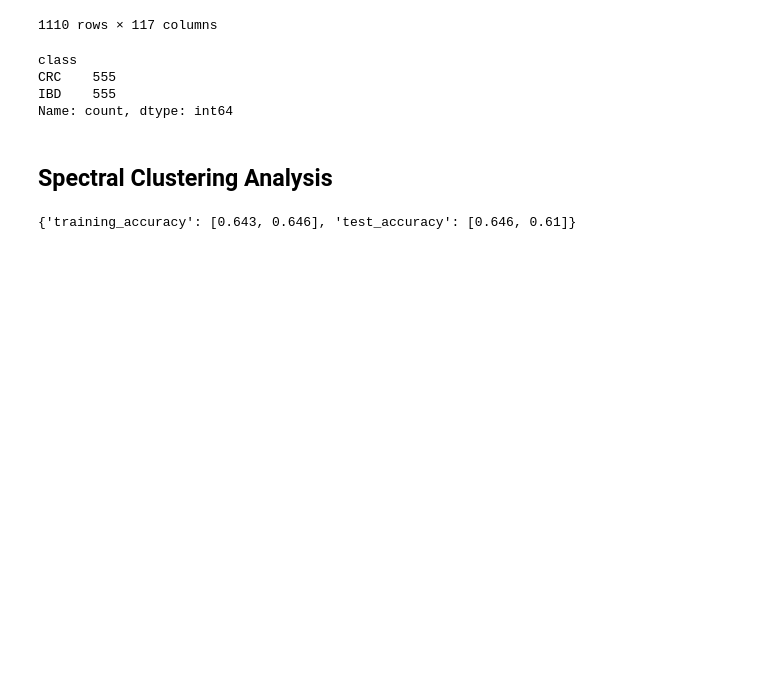
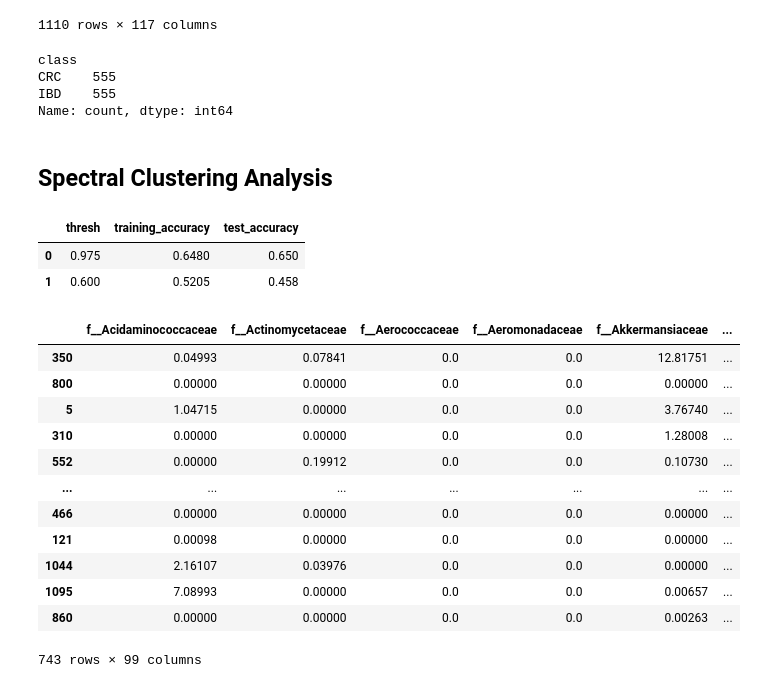
Before and after one commit to Francesco-Canonaco/geometry_processing_and_machine_learning_for_geometric_data_assignment, a Jupyter notebook: project_francesco_canonaco.ipynb, the cells around one changed output. Saved outputs shown, nothing was run; the diff lists cells and outputs as text; code cells hidden in the pictures; blank space fills up the shorter version.

Commit message:
finalized iterated hold-out and gridsearch functions

```diff
--- a/project_francesco_canonaco.ipynb
+++ b/project_francesco_canonaco.ipynb
@@ -131,8 +170,49 @@ def threshold_grid_search():
-# %%
-iterated_hold_out_clustering(X,y,2,0.957)
-# %% [output]
-{'training_accuracy': [0.643, 0.646], 'test_accuracy': [0.646, 0.61]}
+# %%
+pd.DataFrame(grid_search_threshold(X,y,[0.975,0.6],2))
+# %% [output]
+|  | thresh | training_accuracy | test_accuracy |
+| 0 | 0.975 | 0.6480 | 0.650 |
+| 1 | 0.600 | 0.5205 | 0.458 |
+# %%
+'''i=10
+thresh=0.975
+results={'training_accuracy':[], 'test_accuracy':[]}
+X_train, X_test, y_train, y_test = train_test_split(X, y, test_size=0.33, random_state=i)
+X_train_graph=get_distance_matrix(X_train)
+X_train_graph[X_train_graph>=thresh]=1
+X_train_graph_similarity=1-X_train_graph
+clusterer = SpectralClustering(n_clusters=2, random_state=i, affinity="precomputed", n_jobs=-1)
+# distance matrix is computed using braycurtis distance!
+cluster_labels = clusterer.fit_predict(X_train_graph_similarity)
+accuracy_training,result_classes_per_cluster=get_accuracy(cluster_labels,y_train)
+results['training_accuracy'].append(accuracy_training)
+# doing the same procedure on X_test
+X_test_graph=get_test_set_distances(X_test,X_train) #use get_test_set_distances
+#use the threshold
+X_test_graph[X_test_graph>=thresh]=1
+#convert distance to similarity
+X_test_graph_similarity=1-X_test_graph
+#get test accuracy
+test_accuracy=get_accuracy_test(X_train_graph_similarity, X_test_graph_similarity, cluster_labels, y_test, result_classes_per_cluster)
+results['test_accuracy'].append(test_accuracy)
+'''
 # %%
 # TODO produce all the charts to show how the performance vary with different values
 # %%
 # Use the best parameters to test the final clustering
+# %%
+X_train
+# %% [output]
+|  | f__Acidaminococcaceae | f__Actinomycetaceae | f__Aerococcaceae | f__Aeromonadaceae | f__Akkermansiaceae | ... |
+| 350 | 0.04993 | 0.07841 | 0.0 | 0.0 | 12.81751 | ... |
+| 800 | 0.00000 | 0.00000 | 0.0 | 0.0 | 0.00000 | ... |
+| 5 | 1.04715 | 0.00000 | 0.0 | 0.0 | 3.76740 | ... |
+| 310 | 0.00000 | 0.00000 | 0.0 | 0.0 | 1.28008 | ... |
+| 552 | 0.00000 | 0.19912 | 0.0 | 0.0 | 0.10730 | ... |
+| ... | ... | ... | ... | ... | ... | ... |
+| 466 | 0.00000 | 0.00000 | 0.0 | 0.0 | 0.00000 | ... |
+| 121 | 0.00098 | 0.00000 | 0.0 | 0.0 | 0.00000 | ... |
+| 1044 | 2.16107 | 0.03976 | 0.0 | 0.0 | 0.00000 | ... |
+| 1095 | 7.08993 | 0.00000 | 0.0 | 0.0 | 0.00657 | ... |
+| 860 | 0.00000 | 0.00000 | 0.0 | 0.0 | 0.00263 | ... |
+743 rows × 99 columns
```
Also changed, not shown: parts of 11 cells of this notebook.
